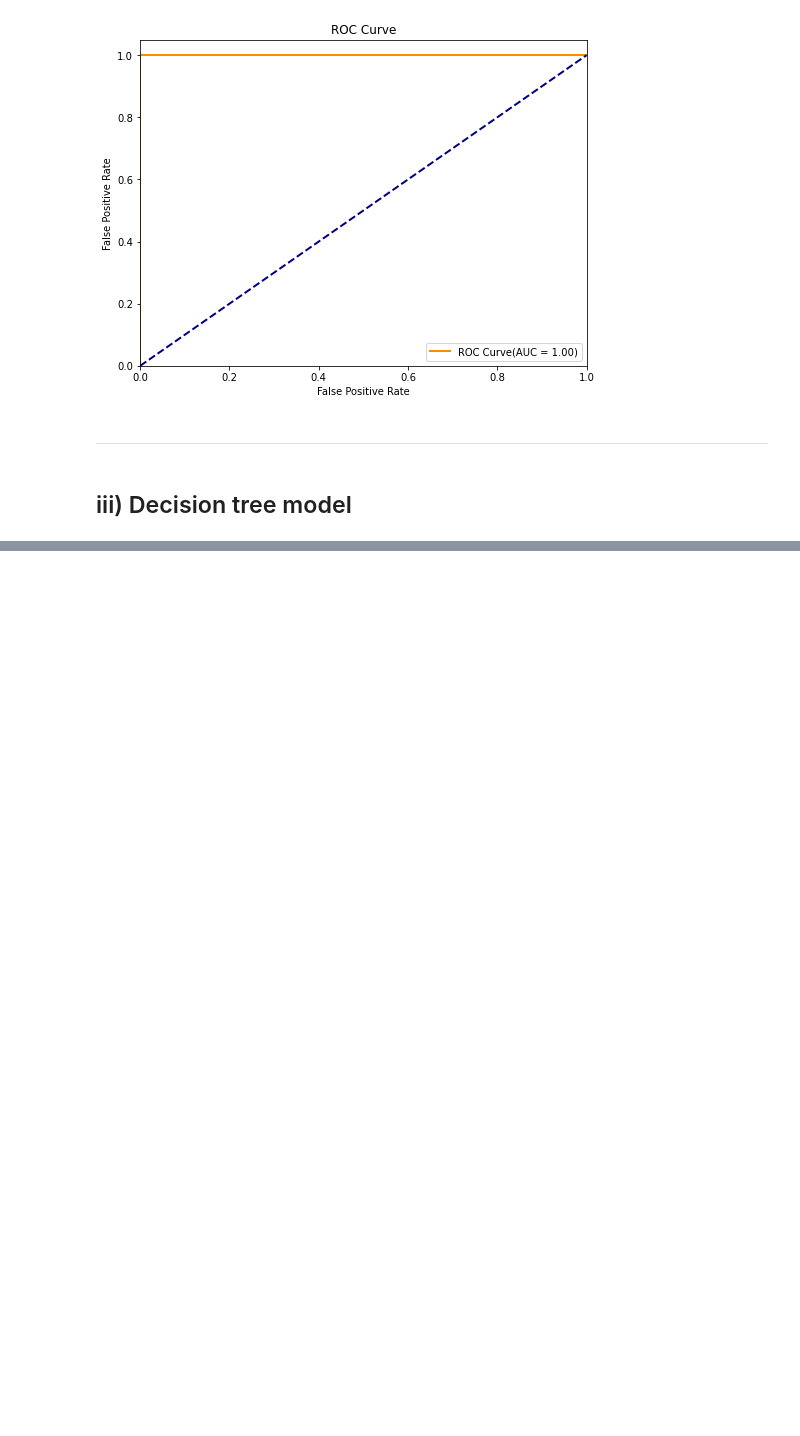
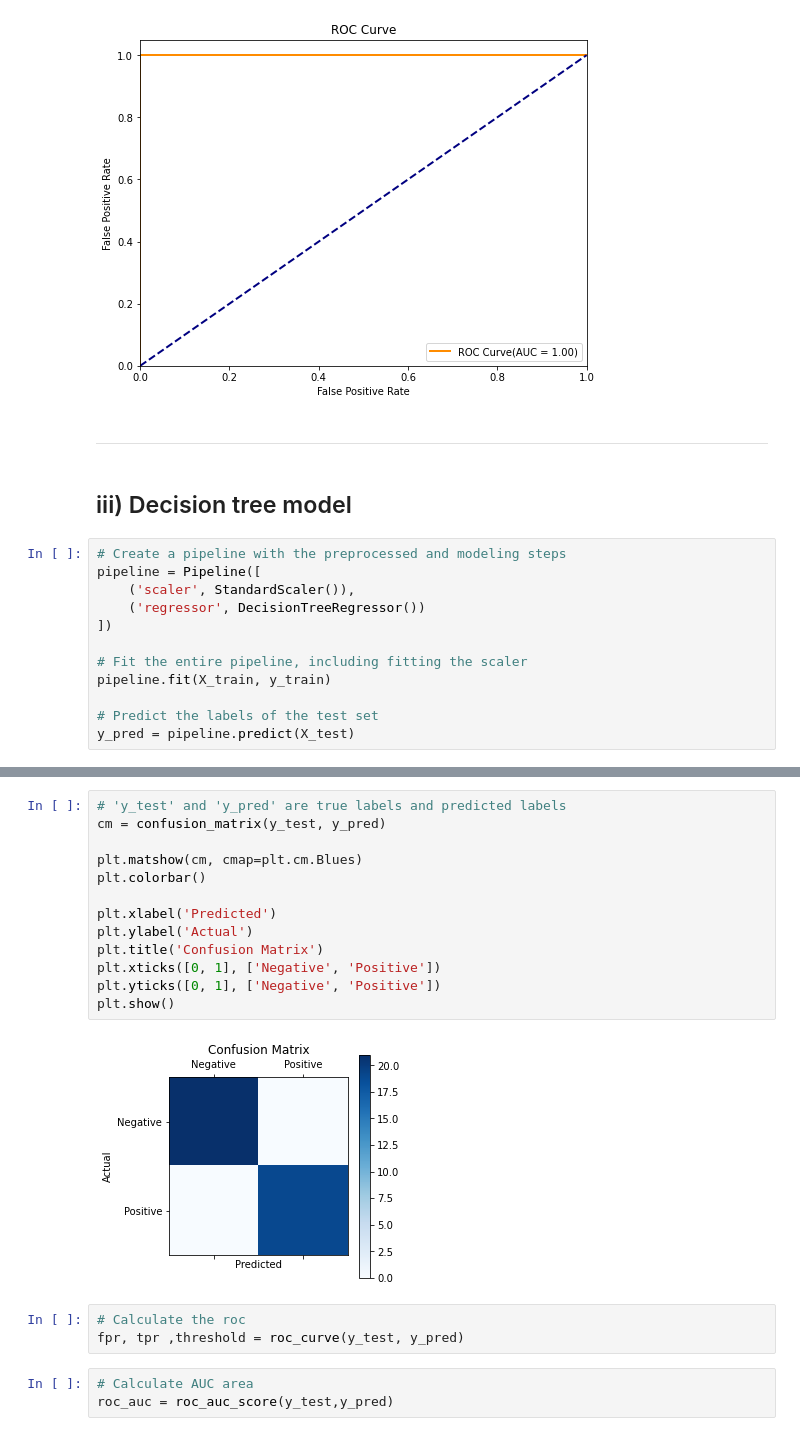
Before and after one commit to Edna722/CODSOFT_ML, a Jupyter notebook: Sales Prediction_task 4.ipynb, the cells around one changed output, grey strips where cells are left out. Saved outputs shown, nothing was run; the diff lists cells and outputs as text; blank space fills up the shorter version.

```diff
--- a/Sales Prediction_task 4.ipynb
+++ b/Sales Prediction_task 4.ipynb
@@ -353,3 +358,15 @@ plt.show()
 ---
 # %% [markdown]
 ## iii) Decision tree model
+# %%
+# Create a pipeline with the preprocessed and modeling steps
+pipeline = Pipeline([
+    ('scaler', StandardScaler()),
+    ('regressor', DecisionTreeRegressor())
+])
+
+# Fit the entire pipeline, including fitting the scaler
+pipeline.fit(X_train, y_train)
+
+# Predict the labels of the test set
+y_pred = pipeline.predict(X_test)
@@ -355,0 +395,21 @@ plt.show()
+# %%
+# 'y_test' and 'y_pred' are true labels and predicted labels
+cm = confusion_matrix(y_test, y_pred)
+
+plt.matshow(cm, cmap=plt.cm.Blues)
+plt.colorbar()
+
+plt.xlabel('Predicted')
+plt.ylabel('Actual')
+plt.title('Confusion Matrix')
+plt.xticks([0, 1], ['Negative', 'Positive'])
+plt.yticks([0, 1], ['Negative', 'Positive'])
+plt.show()
+# %% [output]
+[figure, added]
+# %%
+# Calculate the roc
+fpr, tpr ,threshold = roc_curve(y_test, y_pred)
+# %%
+# Calculate AUC area
+roc_auc = roc_auc_score(y_test,y_pred)
```
Also changed, not shown: parts of 9 cells of this notebook.
